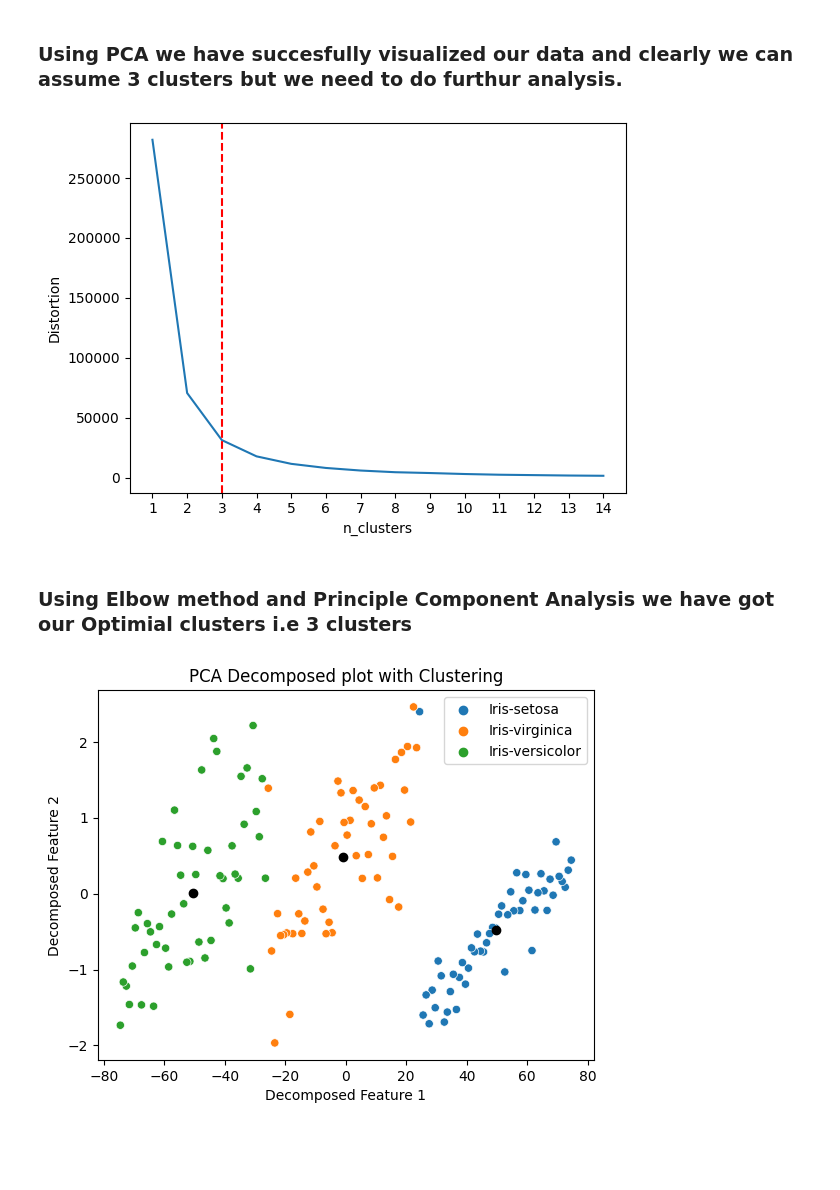
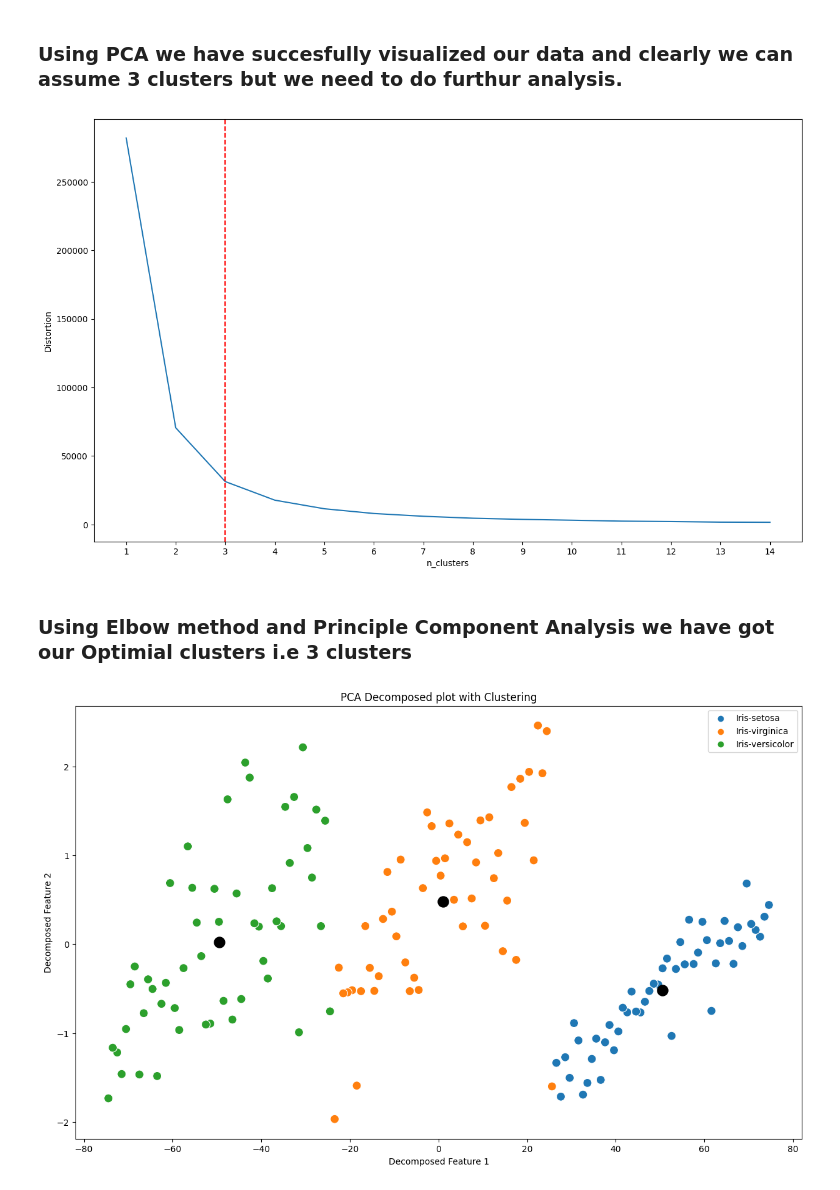
Before and after one commit to naidu970/sparks-internship-submission, a Jupyter notebook: task2.ipynb, the cells around one changed output. Cells and saved outputs as stored; diff of their text form; code cells hidden in the pictures; blank space fills up the shorter version.

```diff
--- a/task2.ipynb
+++ b/task2.ipynb
@@ -33,0 +66,18 @@ number of species ['Iris-setosa' 'Iris-versicolor' 'Iris-virginica']
+# %%
+#instantiate KMeans
+metric_list=[]
+label_n =[]
+cent_list = []
+for i in range(1,15):
+    km = KMeans(i,n_init='auto')
+    km.fit(dataset.iloc[:,:-1])
+    metric_list.append(km.inertia_)
+    label_n.append(km.labels_)
+    cent_list.append(km.cluster_centers_)
+plt.figure(figsize=(15,9))
+plt.plot(range(1,15),metric_list)
+plt.xticks(np.arange(1,15))
+plt.xlabel('n_clusters')
+plt.ylabel('Distortion')
+plt.axvline(x=3,linestyle='--',c='red')
+plt.show()
@@ -50,22 +105,23 @@ plt.show()
 # %%
 #instantiate KMeans
 metric_list=[]
 label_n =[]
 cent_list = []
 for i in range(1,15):
     km = KMeans(i,n_init='auto')
     km.fit(pca_dataset)
     metric_list.append(km.inertia_)
     label_n.append(km.labels_)
     cent_list.append(km.cluster_centers_)
+plt.figure(figsize=(15,9))
 plt.plot(range(1,15),metric_list)
 plt.xticks(np.arange(1,15))
 plt.xlabel('n_clusters')
 plt.ylabel('Distortion')
 plt.axvline(x=3,linestyle='--',c='red')
 plt.show()
 # %% [output]
-[figure, old version]
+[figure, new version]
 # %% [markdown]
 ### Using Elbow method and Principle Component Analysis we have got our Optimial clusters i.e 3 clusters
 # %%
@@ -74,11 +130,12 @@ labels=[]
 
 for p,j in enumerate(label_n[2]):
          labels.append(categories[j])
+plt.figure(figsize=(15,9))
 plt.title('PCA Decomposed plot with Clustering')
-sns.scatterplot(x= pca_dataset[:,0],y=pca_dataset[:,1],hue=labels)
-plt.scatter(cent_list[2][:,0],cent_list[2][:,1],c='black')
+sns.scatterplot(x= pca_dataset[:,0],y=pca_dataset[:,1],hue=labels,s=100)
+plt.scatter(cent_list[2][:,0],cent_list[2][:,1],c='black',s=150)
 plt.xlabel('Decomposed Feature 1')
 plt.ylabel('Decomposed Feature 2')
 plt.show()
 # %% [output]
-[figure, old version]
+[figure, new version]
```
Also changed, not shown: parts of 19 cells of this notebook.
